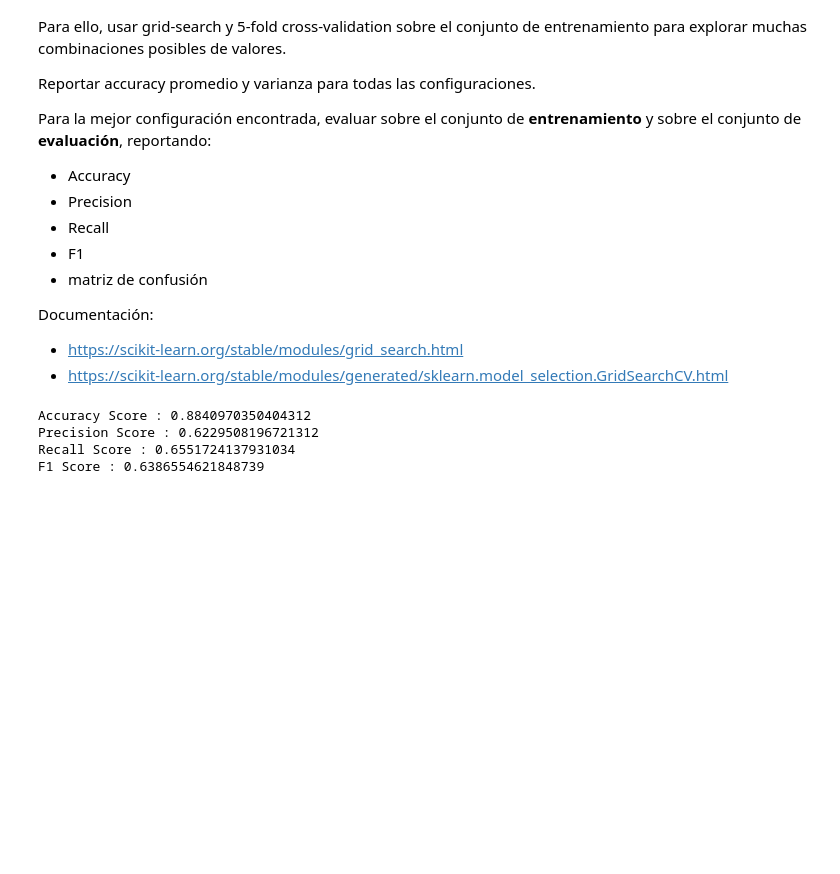
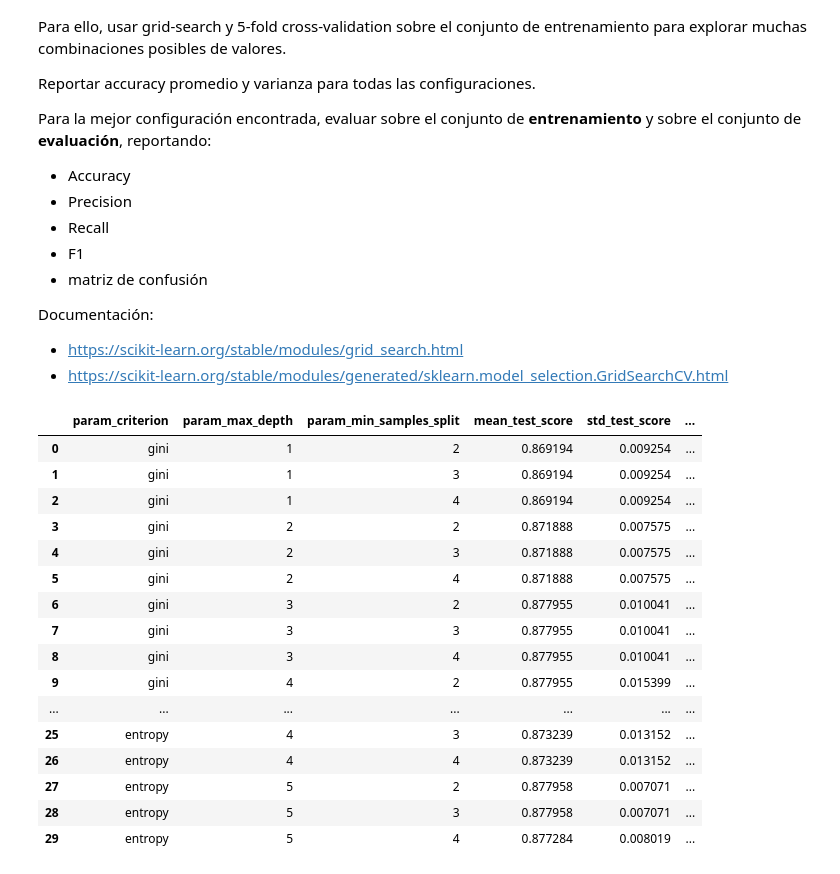
Before and after one commit to mauroeparis/introAprendizajeAutomatico, a Jupyter notebook: mauro_lab2.ipynb, the cells around one changed output. Saved outputs shown, nothing was run; the diff lists cells and outputs as text; code cells hidden in the pictures; blank space fills up the shorter version.

```diff
--- a/mauro_lab2.ipynb
+++ b/mauro_lab2.ipynb
@@ -184,0 +229,3 @@ F1 Score : 0.29411764705882354
+# %%
+#Operando con el mejor modelo
+sgd_clf_best = make_pipeline(StandardScaler(), sgd_bestModel)
@@ -266,29 +369,3 @@ de **entrenamiento** y sobre el conjunto de **evaluación**, reportando:
 Documentación:
 - https://scikit-learn.org/stable/modules/grid_search.html
 - https://scikit-learn.org/stable/modules/generated/sklearn.model_selection.GridSearchCV.html
-# %%
-grid_values = {
-    'criterion': ['gini', 'entropy'],
-    'max_depth': [2, 5, 15, 30],
-    'min_samples_leaf': [1, 2, 3, 5],
-}
-grid_clf_acc = GridSearchCV(
-    clf_tree,
-    param_grid=grid_values,
-    scoring='recall'
-)
-grid_clf_acc.fit(X_train, y_train)
-
-#Predict values based on new parameters
-y_pred_acc = grid_clf_acc.predict(X_test)
-
-# New Model Evaluation metrics
-print('Accuracy Score : ' + str(accuracy_score(y_test,y_pred_acc)))
-print('Precision Score : ' + str(precision_score(y_test,y_pred_acc)))
-print('Recall Score : ' + str(recall_score(y_test,y_pred_acc)))
-print('F1 Score : ' + str(f1_score(y_test,y_pred_acc)))
-# %% [output]
-Accuracy Score : 0.8840970350404312
-Precision Score : 0.6229508196721312
-Recall Score : 0.6551724137931034
-F1 Score : 0.6386554621848739
@@ -294,0 +383,23 @@ F1 Score : 0.6386554621848739
+# %%
+results = grid_tree.cv_results_
+
+df = pd.DataFrame(results)
+df[['param_criterion', 'param_max_depth', "param_min_samples_split", 'mean_test_score', 'std_test_score', 'rank_test_score']]
+# %% [output]
+|  | param_criterion | param_max_depth | param_min_samples_split | mean_test_score | std_test_score | ... |
+| 0 | gini | 1 | 2 | 0.869194 | 0.009254 | ... |
+| 1 | gini | 1 | 3 | 0.869194 | 0.009254 | ... |
+| 2 | gini | 1 | 4 | 0.869194 | 0.009254 | ... |
+| 3 | gini | 2 | 2 | 0.871888 | 0.007575 | ... |
+| 4 | gini | 2 | 3 | 0.871888 | 0.007575 | ... |
+| 5 | gini | 2 | 4 | 0.871888 | 0.007575 | ... |
+| 6 | gini | 3 | 2 | 0.877955 | 0.010041 | ... |
+| 7 | gini | 3 | 3 | 0.877955 | 0.010041 | ... |
+| 8 | gini | 3 | 4 | 0.877955 | 0.010041 | ... |
+| 9 | gini | 4 | 2 | 0.877955 | 0.015399 | ... |
+| ... | ... | ... | ... | ... | ... | ... |
+| 25 | entropy | 4 | 3 | 0.873239 | 0.013152 | ... |
+| 26 | entropy | 4 | 4 | 0.873239 | 0.013152 | ... |
+| 27 | entropy | 5 | 2 | 0.877958 | 0.007071 | ... |
+| 28 | entropy | 5 | 3 | 0.877958 | 0.007071 | ... |
+| 29 | entropy | 5 | 4 | 0.877284 | 0.008019 | ... |
```
Also changed, not shown: parts of 26 cells of this notebook.
